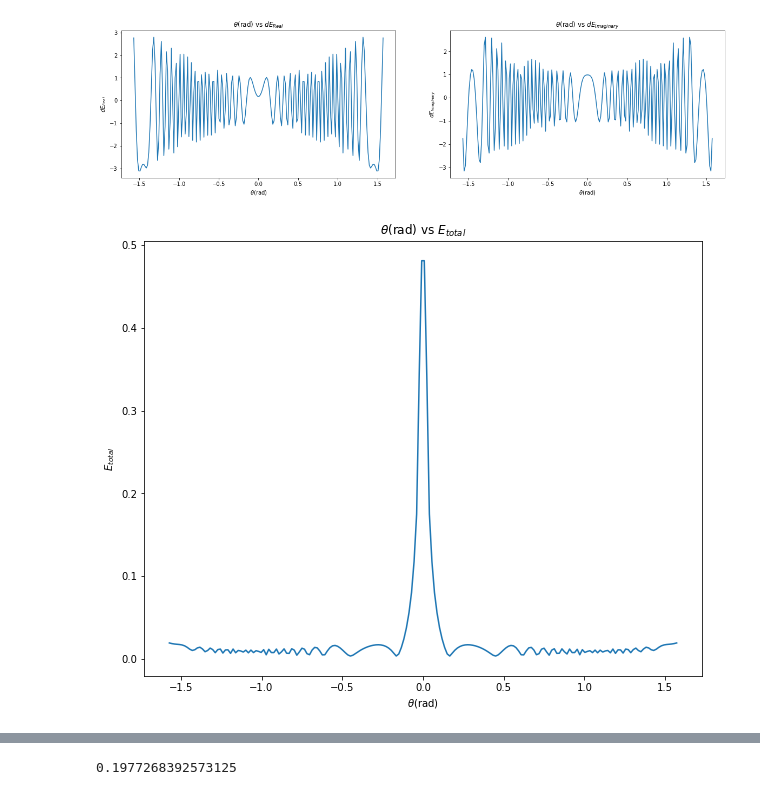
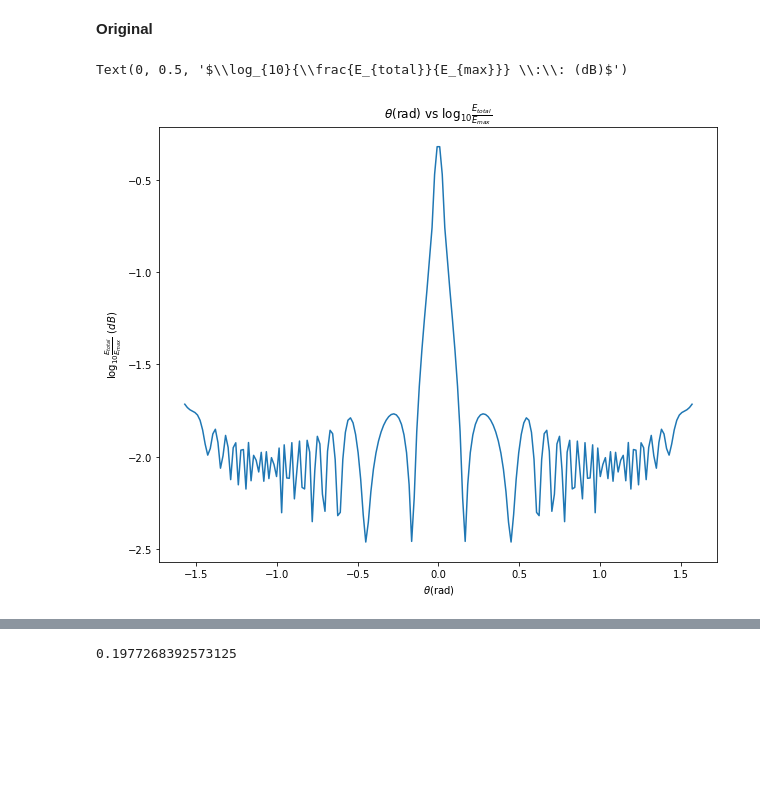
Before and after one commit to BrandonMaskell/B-Maskell-Research, a Jupyter notebook: Phys Project-checkpoint.ipynb, the cells around one changed output, grey strips where cells are left out. Saved outputs shown, nothing was run; the diff lists cells and outputs as text; code cells hidden in the pictures; blank space fills up the shorter version.

```diff
--- a/Phys Project-checkpoint.ipynb
+++ b/Phys Project-checkpoint.ipynb
@@ -35,3 +21,0 @@ y = lambda x, h_feed,dx,dy: (x**2)/(4*dfeed(h_feed, dx,dy))
-# %%
-x = np.linspace(-7,7,15)
-plt.plot(x,y(x,h_feed,dx,dy))
@@ -169,6 +82,3 @@ dfeed = lambda h_feed, dx,dy: np.sqrt((dx**2)+(h_feed-dy)**2) #Feed height with
 
 H_far =lambda D, wavelen: (2*D**2)/wavelen
 y = lambda x, h_feed,dx,dy: (x**2)/(4*dfeed(h_feed, dx,dy))
-# %%
-x = np.linspace(-7,7,200)
-plt.plot(x,y(x,h_feed,dx,dy))
@@ -210,21 +95,3 @@ dEimg = lambda x, h_feed,wavelen,D,dx,dy,theta: ds(x, h_feed,dx,dy)*(np.sin(phi(
-# %%
-plt.subplots(figsize=(20, 5))
-
-
-plt.subplot(1,2,1)
-plt.plot(theta,dEreal(x, h_feed,wavelen,D,dx,dy,theta))
-plt.title('$\\theta$(rad) vs $dE_{Real}$')
-plt.xlabel('$\\theta$(rad)')
-plt.ylabel('$dE_{Real}$')
-
-plt.subplot(1,2,2)
-plt.plot(theta,dEimg(x, h_feed,wavelen,D,dx,dy,theta))
-plt.title('$\\theta$(rad) vs $dE_{Imaginary}$')
-plt.xlabel('$\\theta$(rad)')
-plt.ylabel('$dE_{Imaginary}$')
-#plt.savefig('theta_vs_dE.jpg')
-# %% [output]
-[figure, removed]
 # %%
 
 Etotal_real =lambda  h_feed,wavelen,D,dx,dy,theta: integrate.quad(dEreal,-D/2,D/2, args=(dfeed(h_feed,dx,dy),wavelen,D,dx,dy,theta),limit=100)
@@ -246,11 +107,12 @@ Emax = abs(Etotal_real( h_feed,wavelen,D,dx,dy,0)[0]+1j*Etotal_img(h_feed,wavele
+# %% [markdown]
+**Original**
 # %%
 plt.figure(figsize=(10,8))
-plt.plot(theta,Etotal/Emax)
-plt.title('$\\theta$(rad) vs $E_{total}$')
+plt.plot(theta,np.log10(Etotal/Emax))
+plt.title('$\\theta$(rad) vs $\log_{10}{\\frac{E_{total}}{E_{max}}}$')
 plt.xlabel('$\\theta$(rad)')
-plt.ylabel('$E_{total}$')
+plt.ylabel('$\log_{10}{\\frac{E_{total}}{E_{max}}} \:\: (dB)$')
 #plt.savefig('theta_Etotal.jpg')
-
-#Antenna response,primary beam
 # %% [output]
+Text(0, 0.5, '$\\log_{10}{\\frac{E_{total}}{E_{max}}} \\:\\: (dB)$')
-[figure, old version]
+[figure, new version]
```
Also changed, not shown: parts of 59 cells of this notebook.
